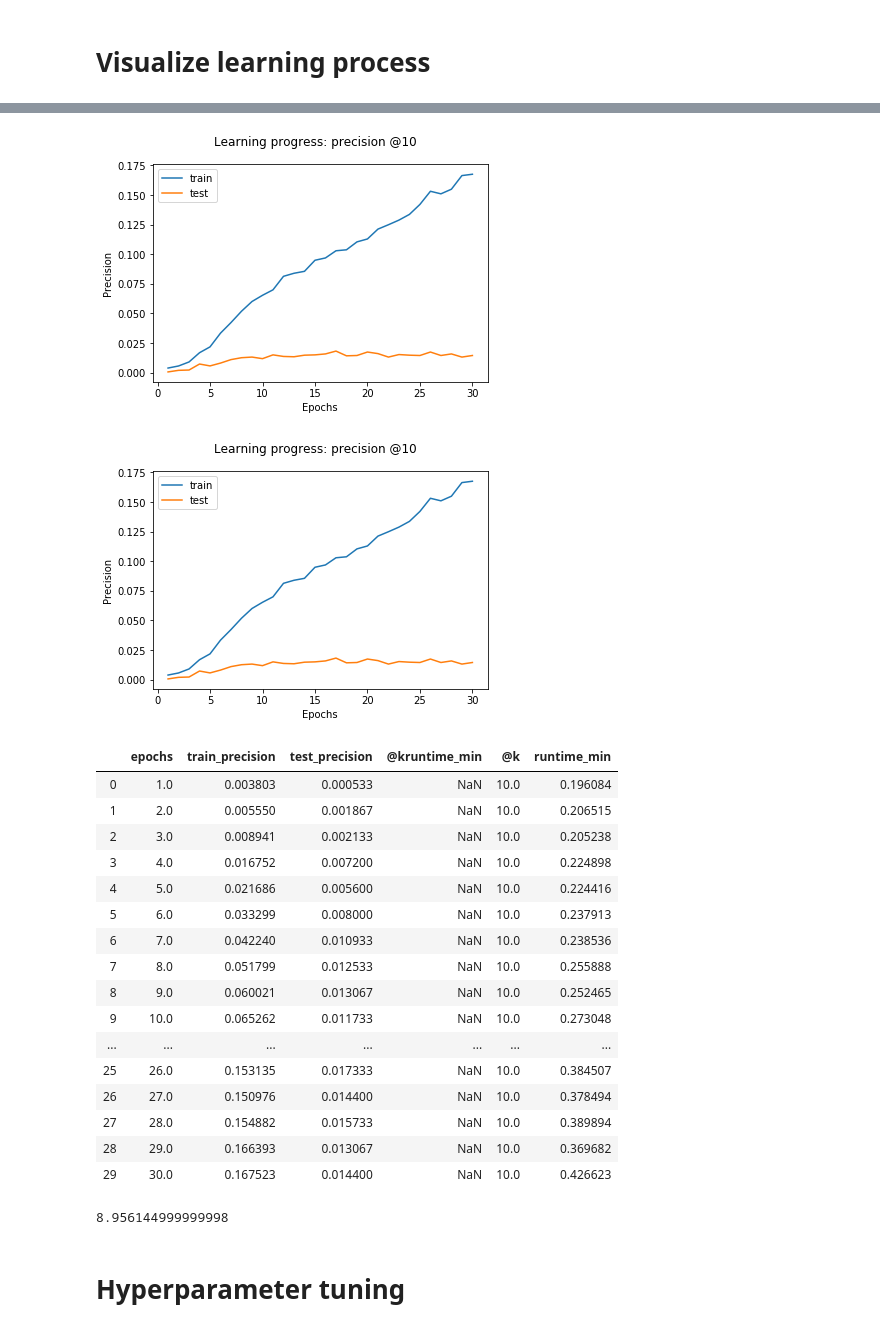
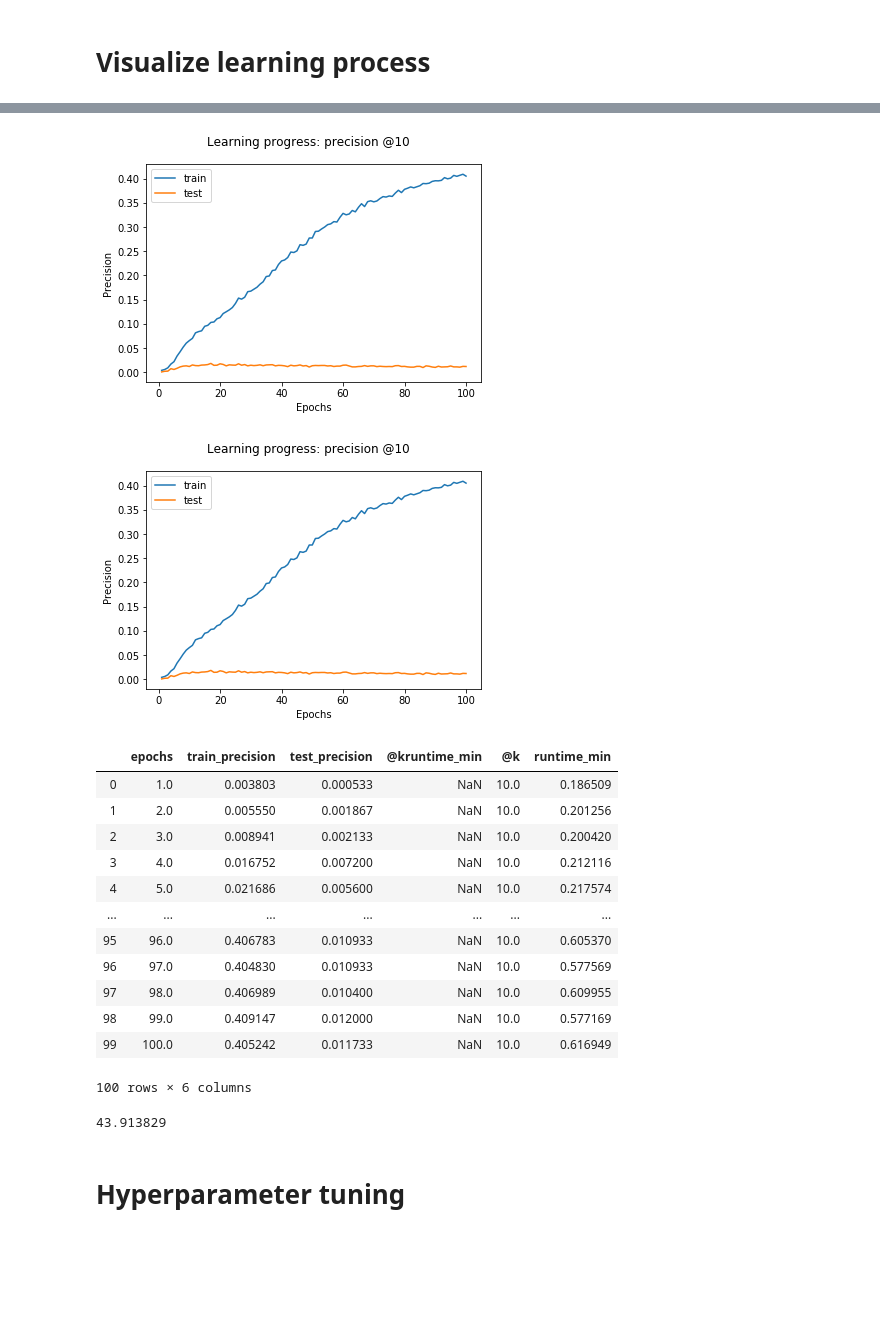
Before and after one commit to Konstantin-Orlovskiy/MSc-Project-Ecommerce, a Jupyter notebook: RetailRocket_Orgnl/Experimenting.ipynb, the cells around one changed output, grey strips where cells are left out. Saved outputs shown, nothing was run; the diff lists cells and outputs as text; code cells hidden in the pictures; blank space fills up the shorter version.

```diff
--- a/RetailRocket_Orgnl/Experimenting.ipynb
+++ b/RetailRocket_Orgnl/Experimenting.ipynb
@@ -1040,35 +1028,31 @@ prec_at_5[2]
 # %%
-prec_at_10 = learning_vis_precision(train, test, item_features, k=10, epochs=30)
+prec_at_10 = learning_vis_precision(train, test, item_features, k=10, epochs=100)
 # %% [output]
-[figure, old version]
+[figure, new version]
 # %%
 prec_at_10[0]
 # %% [output]
-[figure, old version]
+[figure, new version]
 # %%
 prec_at_10[1]
 # %% [output]
 |  | epochs | train_precision | test_precision | @kruntime_min | @k | runtime_min |
-| 0 | 1.0 | 0.003803 | 0.000533 | NaN | 10.0 | 0.196084 |
-| 1 | 2.0 | 0.005550 | 0.001867 | NaN | 10.0 | 0.206515 |
-| 2 | 3.0 | 0.008941 | 0.002133 | NaN | 10.0 | 0.205238 |
-| 3 | 4.0 | 0.016752 | 0.007200 | NaN | 10.0 | 0.224898 |
-| 4 | 5.0 | 0.021686 | 0.005600 | NaN | 10.0 | 0.224416 |
-| 5 | 6.0 | 0.033299 | 0.008000 | NaN | 10.0 | 0.237913 |
-| 6 | 7.0 | 0.042240 | 0.010933 | NaN | 10.0 | 0.238536 |
-| 7 | 8.0 | 0.051799 | 0.012533 | NaN | 10.0 | 0.255888 |
-| 8 | 9.0 | 0.060021 | 0.013067 | NaN | 10.0 | 0.252465 |
-| 9 | 10.0 | 0.065262 | 0.011733 | NaN | 10.0 | 0.273048 |
+| 0 | 1.0 | 0.003803 | 0.000533 | NaN | 10.0 | 0.186509 |
+| 1 | 2.0 | 0.005550 | 0.001867 | NaN | 10.0 | 0.201256 |
+| 2 | 3.0 | 0.008941 | 0.002133 | NaN | 10.0 | 0.200420 |
+| 3 | 4.0 | 0.016752 | 0.007200 | NaN | 10.0 | 0.212116 |
+| 4 | 5.0 | 0.021686 | 0.005600 | NaN | 10.0 | 0.217574 |
 | ... | ... | ... | ... | ... | ... | ... |
-| 25 | 26.0 | 0.153135 | 0.017333 | NaN | 10.0 | 0.384507 |
-| 26 | 27.0 | 0.150976 | 0.014400 | NaN | 10.0 | 0.378494 |
-| 27 | 28.0 | 0.154882 | 0.015733 | NaN | 10.0 | 0.389894 |
-| 28 | 29.0 | 0.166393 | 0.013067 | NaN | 10.0 | 0.369682 |
-| 29 | 30.0 | 0.167523 | 0.014400 | NaN | 10.0 | 0.426623 |
+| 95 | 96.0 | 0.406783 | 0.010933 | NaN | 10.0 | 0.605370 |
+| 96 | 97.0 | 0.404830 | 0.010933 | NaN | 10.0 | 0.577569 |
+| 97 | 98.0 | 0.406989 | 0.010400 | NaN | 10.0 | 0.609955 |
+| 98 | 99.0 | 0.409147 | 0.012000 | NaN | 10.0 | 0.577169 |
+| 99 | 100.0 | 0.405242 | 0.011733 | NaN | 10.0 | 0.616949 |
+100 rows × 6 columns
 # %%
 prec_at_10[2]
 # %% [output]
-8.956144999999998
+43.913829
 # %% [markdown]
 # Hyperparameter tuning
 # %%
```
Also changed, not shown: parts of 12 cells of this notebook, 1 other file.
